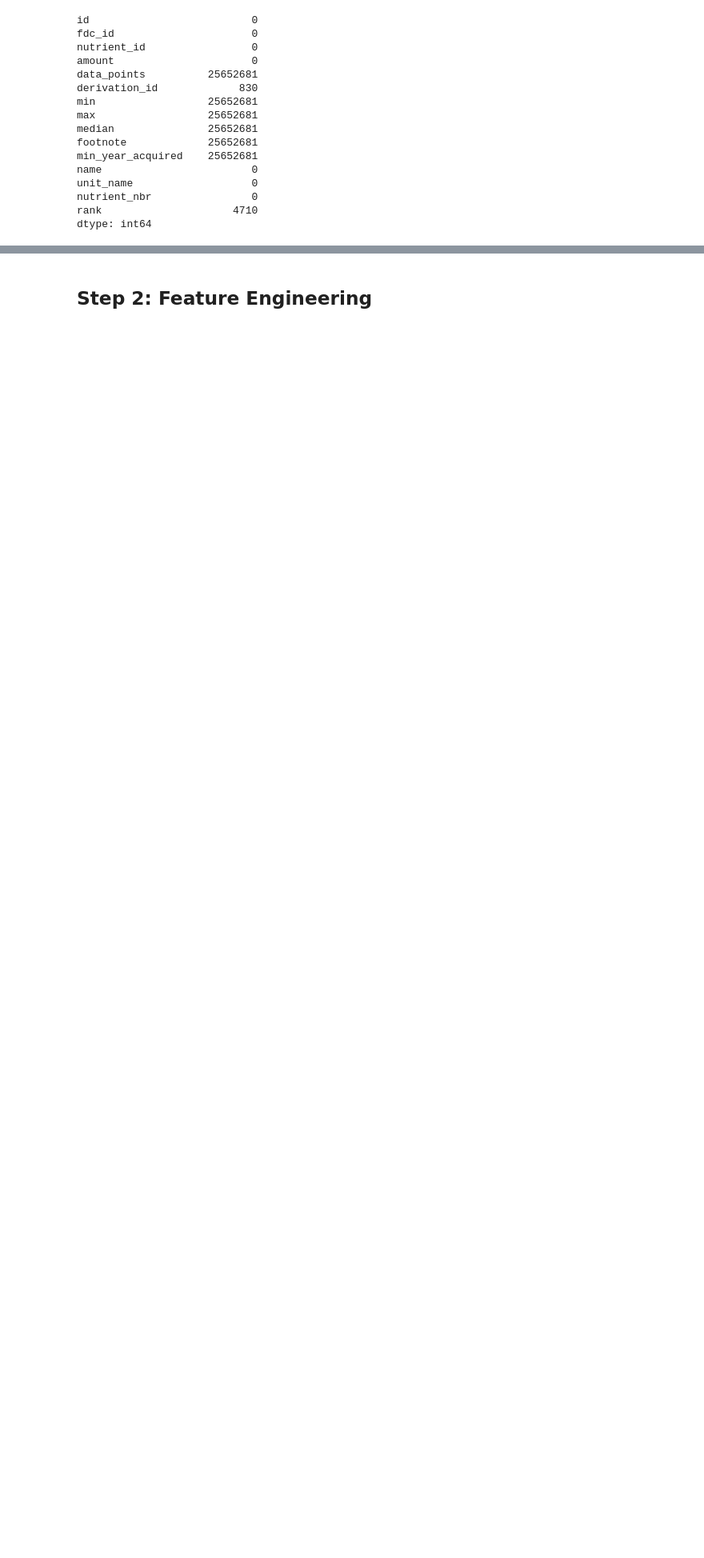
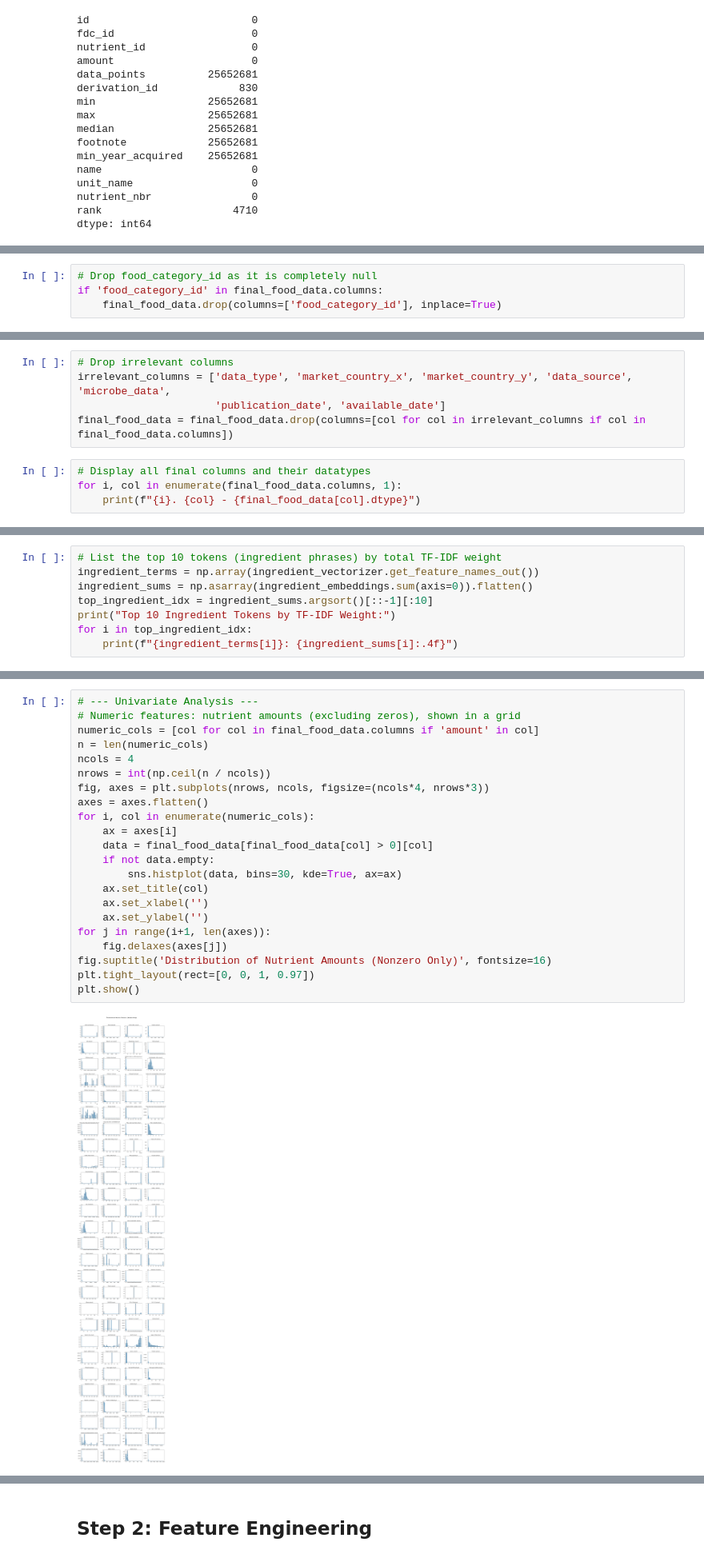
Before and after one commit to LoganDawes/Machine-Learning-Final, a Jupyter notebook: Logan_Dawes.ipynb, the cells around one changed output, grey strips where cells are left out. Shown at 80% size. Saved outputs shown, nothing was run; the diff lists cells and outputs as text; blank space fills up the shorter version.

```diff
--- a/Logan_Dawes.ipynb
+++ b/Logan_Dawes.ipynb
@@ -225,0 +280,4 @@ final_food_data.head()
+# %%
+# Drop food_category_id as it is completely null
+if 'food_category_id' in final_food_data.columns:
+    final_food_data.drop(columns=['food_category_id'], inplace=True)
@@ -225,0 +482,9 @@ final_food_data.head()
+# %%
+# Drop irrelevant columns
+irrelevant_columns = ['data_type', 'market_country_x', 'market_country_y', 'data_source', 'microbe_data',
+                      'publication_date', 'available_date']
+final_food_data = final_food_data.drop(columns=[col for col in irrelevant_columns if col in final_food_data.columns])
+# %%
+# Display all final columns and their datatypes
+for i, col in enumerate(final_food_data.columns, 1):
+    print(f"{i}. {col} - {final_food_data[col].dtype}")
@@ -225,0 +653,8 @@ final_food_data.head()
+# %%
+# List the top 10 tokens (ingredient phrases) by total TF-IDF weight
+ingredient_terms = np.array(ingredient_vectorizer.get_feature_names_out())
+ingredient_sums = np.asarray(ingredient_embeddings.sum(axis=0)).flatten()
+top_ingredient_idx = ingredient_sums.argsort()[::-1][:10]
+print("Top 10 Ingredient Tokens by TF-IDF Weight:")
+for i in top_ingredient_idx:
+    print(f"{ingredient_terms[i]}: {ingredient_sums[i]:.4f}")
@@ -225,0 +676,24 @@ final_food_data.head()
+# %%
+# --- Univariate Analysis ---
+# Numeric features: nutrient amounts (excluding zeros), shown in a grid
+numeric_cols = [col for col in final_food_data.columns if 'amount' in col]
+n = len(numeric_cols)
+ncols = 4
+nrows = int(np.ceil(n / ncols))
+fig, axes = plt.subplots(nrows, ncols, figsize=(ncols*4, nrows*3))
+axes = axes.flatten()
+for i, col in enumerate(numeric_cols):
+    ax = axes[i]
+    data = final_food_data[final_food_data[col] > 0][col]
+    if not data.empty:
+        sns.histplot(data, bins=30, kde=True, ax=ax)
+    ax.set_title(col)
+    ax.set_xlabel('')
+    ax.set_ylabel('')
+for j in range(i+1, len(axes)):
+    fig.delaxes(axes[j])
+fig.suptitle('Distribution of Nutrient Amounts (Nonzero Only)', fontsize=16)
+plt.tight_layout(rect=[0, 0, 1, 0.97])
+plt.show()
+# %% [output]
+[figure, added]
```
Also changed, not shown: parts of 71 cells of this notebook.
